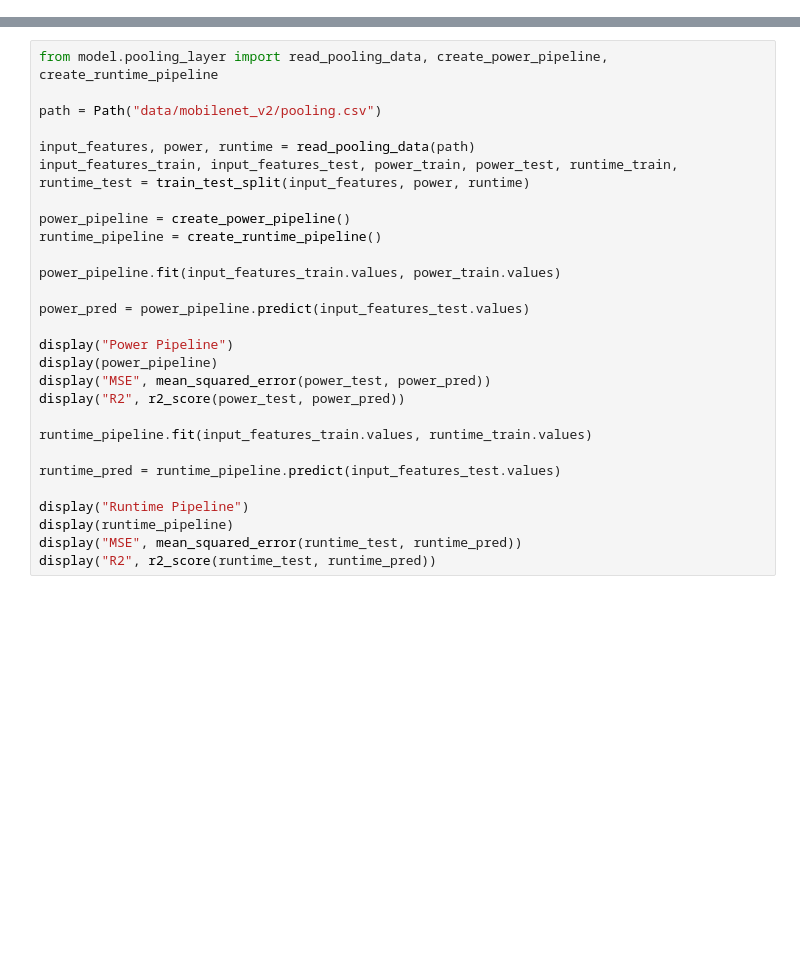
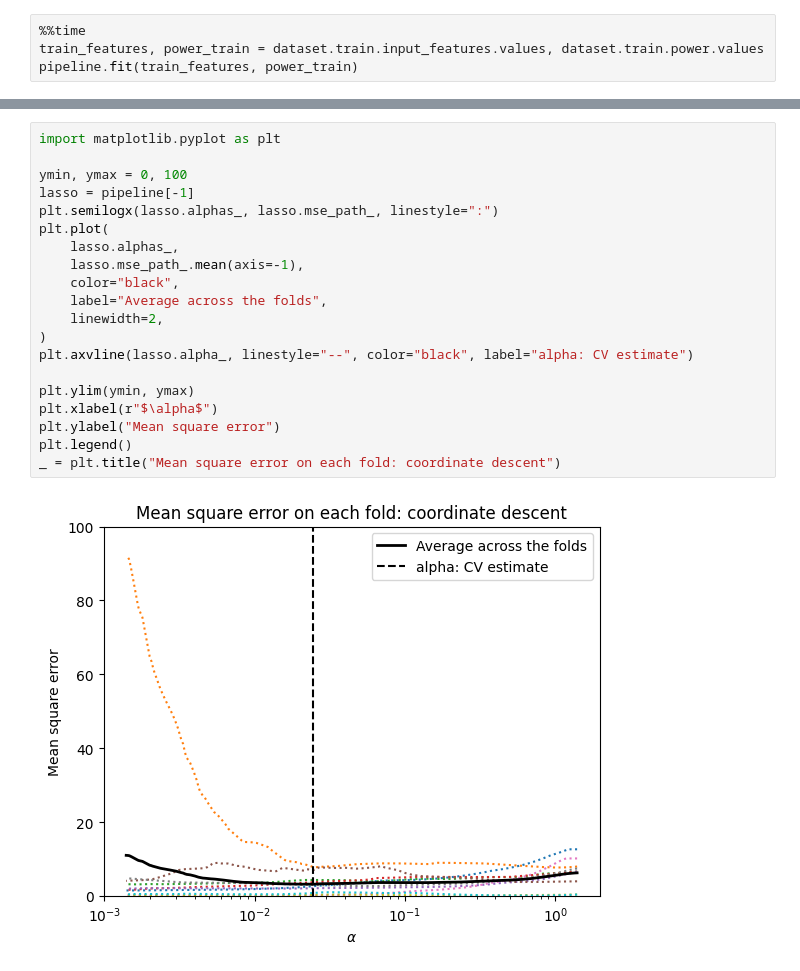
Before and after one commit to fuzzylabs/edge-vision-power-estimation, a Jupyter notebook: model_training/train.ipynb, the cells around one changed output, grey strips where cells are left out. Cells and saved outputs as stored; diff of their text form; blank space fills up the shorter version.

```diff
--- a/model_training/train.ipynb
+++ b/model_training/train.ipynb
@@ -62,0 +50,4 @@ display("R2", r2_score(runtime_test, runtime_pred))
+# %%
+%%time
+train_features, power_train = dataset.train.input_features.values, dataset.train.power.values
+pipeline.fit(train_features, power_train)
@@ -63,28 +65,22 @@ display("R2", r2_score(runtime_test, runtime_pred))
 # %%
-from model.pooling_layer import read_pooling_data, create_power_pipeline, create_runtime_pipeline
+import matplotlib.pyplot as plt
 
-path = Path("data/mobilenet_v2/pooling.csv")
+ymin, ymax = 0, 100
+lasso = pipeline[-1]
+plt.semilogx(lasso.alphas_, lasso.mse_path_, linestyle=":")
+plt.plot(
+    lasso.alphas_,
+    lasso.mse_path_.mean(axis=-1),
+    color="black",
+    label="Average across the folds",
+    linewidth=2,
+)
+plt.axvline(lasso.alpha_, linestyle="--", color="black", label="alpha: CV estimate")
 
-input_features, power, runtime = read_pooling_data(path)
-input_features_train, input_features_test, power_train, power_test, runtime_train, runtime_test = train_test_split(input_features, power, runtime)
-
-power_pipeline = create_power_pipeline()
-runtime_pipeline = create_runtime_pipeline()
-
-power_pipeline.fit(input_features_train.values, power_train.values)
-
-power_pred = power_pipeline.predict(input_features_test.values)
-
-display("Power Pipeline")
-display(power_pipeline)
-display("MSE", mean_squared_error(power_test, power_pred))
-display("R2", r2_score(power_test, power_pred))
-
-runtime_pipeline.fit(input_features_train.values, runtime_train.values)
-
-runtime_pred = runtime_pipeline.predict(input_features_test.values)
-
-display("Runtime Pipeline")
-display(runtime_pipeline)
-display("MSE", mean_squared_error(runtime_test, runtime_pred))
-display("R2", r2_score(runtime_test, runtime_pred))
+plt.ylim(ymin, ymax)
+plt.xlabel(r"$\alpha$")
+plt.ylabel("Mean square error")
+plt.legend()
+_ = plt.title("Mean square error on each fold: coordinate descent")
+# %% [output]
+[figure, added]
```
Also changed, not shown: parts of 7 cells of this notebook, 1 other file.
